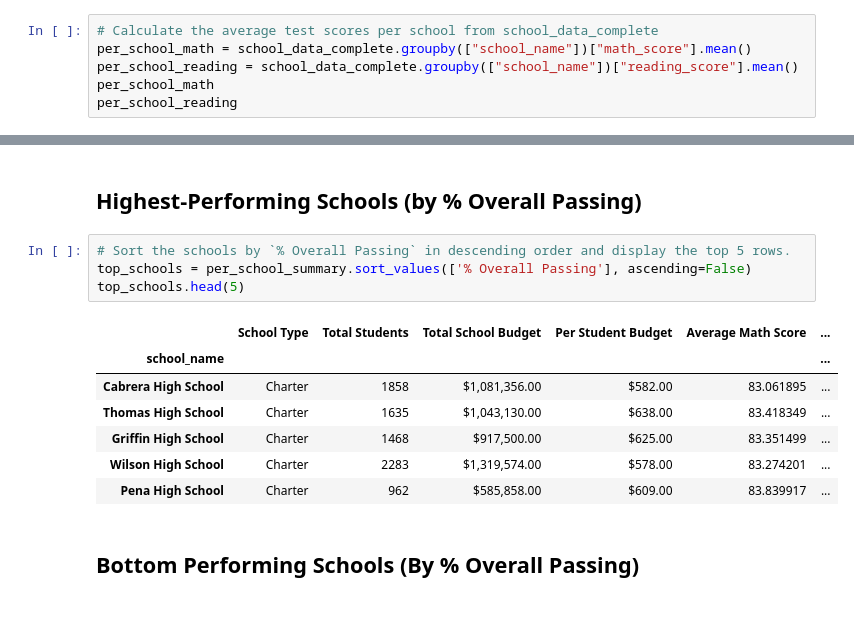
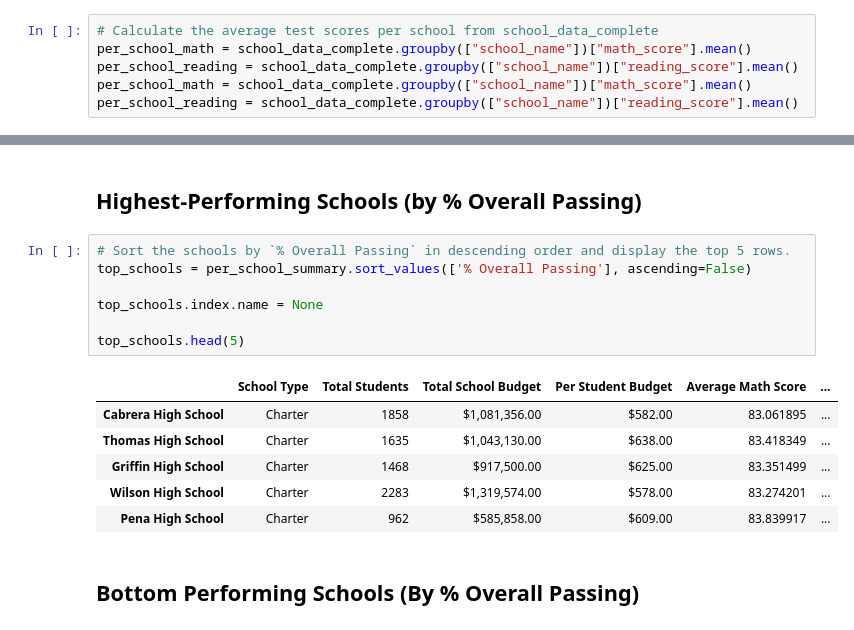
Before and after one commit to Dotan53/pandas-challenge, a Jupyter notebook: PyCitySchools/PyCitySchools/PyCitySchools_starter.ipynb, the cells around one changed output, grey strips where cells are left out. Drawn from its saved outputs; the diff is of its cells as text.

```diff
--- a/PyCitySchools/PyCitySchools/PyCitySchools_starter.ipynb
+++ b/PyCitySchools/PyCitySchools/PyCitySchools_starter.ipynb
@@ -185,5 +191,5 @@ per_school_capita = per_school_budget/per_school_counts
 # Calculate the average test scores per school from school_data_complete
 per_school_math = school_data_complete.groupby(["school_name"])["math_score"].mean()
 per_school_reading = school_data_complete.groupby(["school_name"])["reading_score"].mean()
-per_school_math
-per_school_reading
+per_school_math = school_data_complete.groupby(["school_name"])["math_score"].mean()
+per_school_reading = school_data_complete.groupby(["school_name"])["reading_score"].mean()
@@ -267,10 +255,12 @@ per_school_summary
 # %%
 # Sort the schools by `% Overall Passing` in descending order and display the top 5 rows.
 top_schools = per_school_summary.sort_values(['% Overall Passing'], ascending=False)
+
+top_schools.index.name = None
+
 top_schools.head(5)
 # %% [output]
 |  | School Type | Total Students | Total School Budget | Per Student Budget | Average Math Score | ... |
-| school_name |  |  |  |  |  | ... |
 | Cabrera High School | Charter | 1858 | $1,081,356.00 | $582.00 | 83.061895 | ... |
 | Thomas High School | Charter | 1635 | $1,043,130.00 | $638.00 | 83.418349 | ... |
 | Griffin High School | Charter | 1468 | $917,500.00 | $625.00 | 83.351499 | ... |
```
Also changed, not shown: parts of 4 cells of this notebook, 2 other files.
